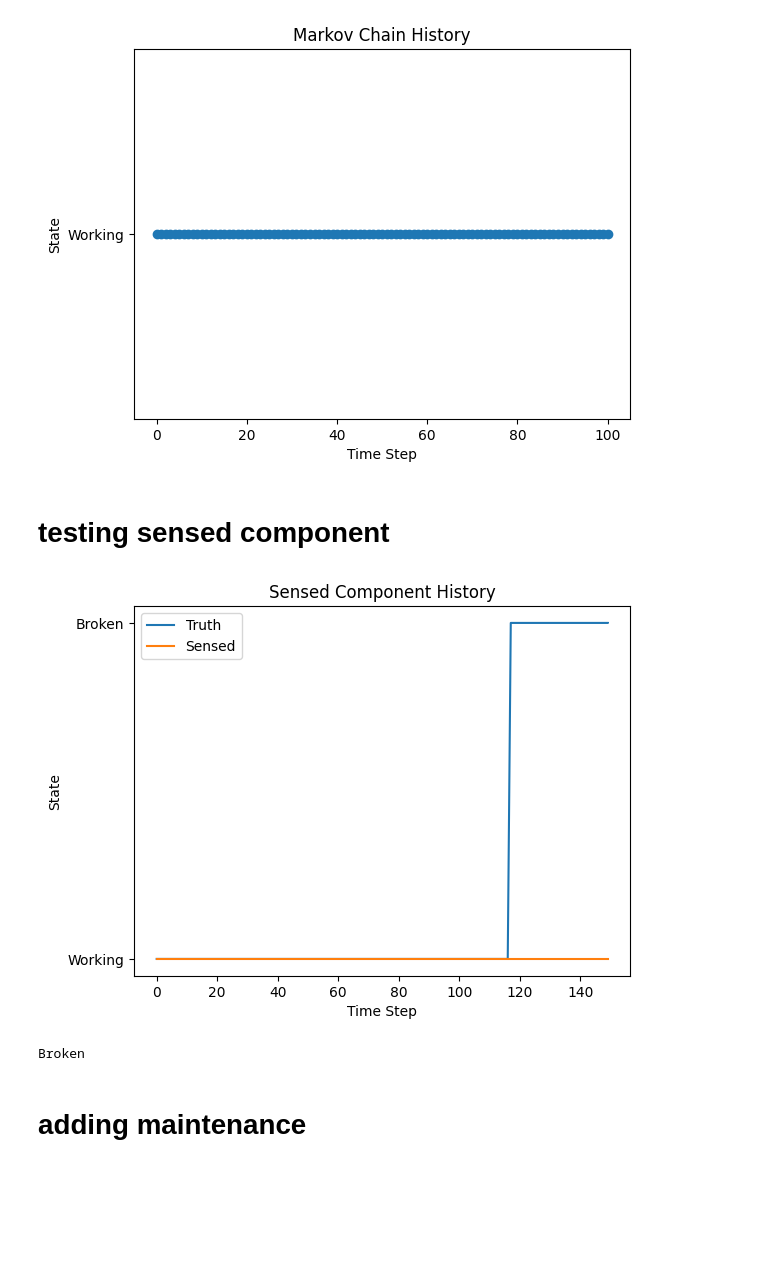
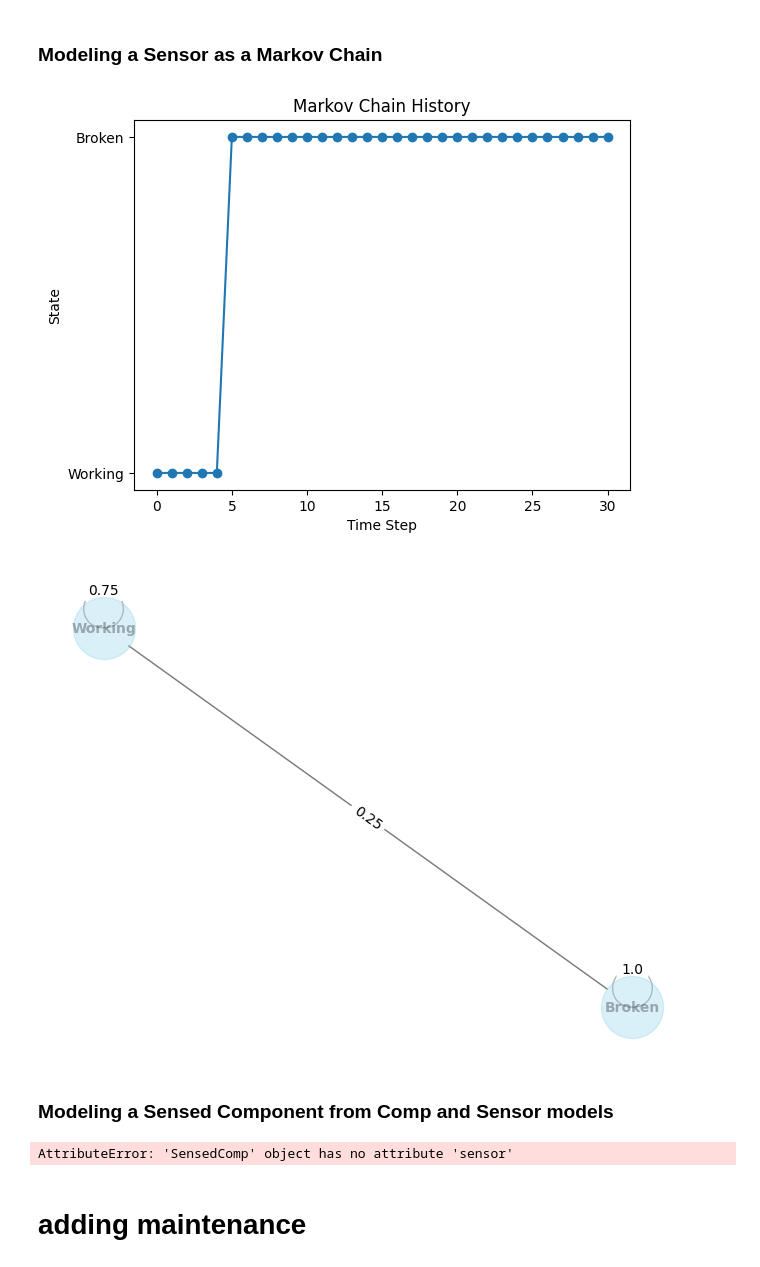
Before and after one commit to andreyaW/KISS, a Jupyter notebook: shipClassTests/comp_tests.ipynb, the cells around one changed output. Drawn from its saved outputs; the diff is of its cells as text; code cells hidden in the pictures; blank space fills up the shorter version.

Commit message:
updating component tests, still reworking sensed component simulation method

```diff
--- a/shipClassTests/comp_tests.ipynb
+++ b/shipClassTests/comp_tests.ipynb
@@ -9,21 +34,26 @@ print(sys.path)
+# %% [markdown]
+### Modeling a Sensor as a Markov Chain
 # %%
 import numpy as np
 
-from shipClass.Component import Component
+from shipClass.Sensor import Sensor
 
 # setup the component as a Markov Chain
-states = {0: 'Working',
-          1: 'Broken'}
-transition_mat = np.array([[0.99, 0.01],
-                           [0, 1]])
+states = {0: 'Broken',
+          1: 'Working'}
 
-c1 = Component("comp1", states, transition_mat)
-c1.simulate(100)
-c1.plotHistory()
+transition_mat = np.array([[1, 0],
+                           [0.25, 0.75]])
+
+s1 = Sensor("comp1", states, transition_mat)
+s1.simulate(30)
+s1.plotHistory()
+s1.drawChain()
 # %% [output]
-[figure, old version]
+[figure, new version]
+[figure, added]
-# %% [markdown]
-# testing sensed component
+# %% [markdown]
+### Modeling a Sensed Component from Comp and Sensor models
 # %%
 # testing 1 sensor attached to 1 component
 
@@ -33,9 +63,11 @@ from shipClass.SensedComp import SensedComp
 
 import numpy as np
 
-states={0: 'Working', 1: 'Broken'}
-comp_transition_matrix = np.array([[0.99, 0.01], [0, 1]])
-sensor_transition_matrix = np.array([[0.5, 0.5], [0, 1]])
+states={0:'Broken' , 1:'Working'}
+comp_transition_matrix = np.array([[1, 0],
+                                    [0.25, 0.75]])
+sensor_transition_matrix = np.array([[1, 0],
+                                    [0.5, 0.5]])
 
 c1 = Component("comp1", states, comp_transition_matrix)
 s1 = Sensor("sensor1", states, sensor_transition_matrix)
@@ -46,8 +78,7 @@ sc1.plotHistory()
 
 print(sc1.sensors.currentState())
 # %% [output]
-[figure, removed]
-Broken
+AttributeError: 'SensedComp' object has no attribute 'sensor'
 # %% [markdown]
 # adding maintenance
 # %%
```
Also changed, not shown: parts of 12 cells of this notebook, 5 other files.
